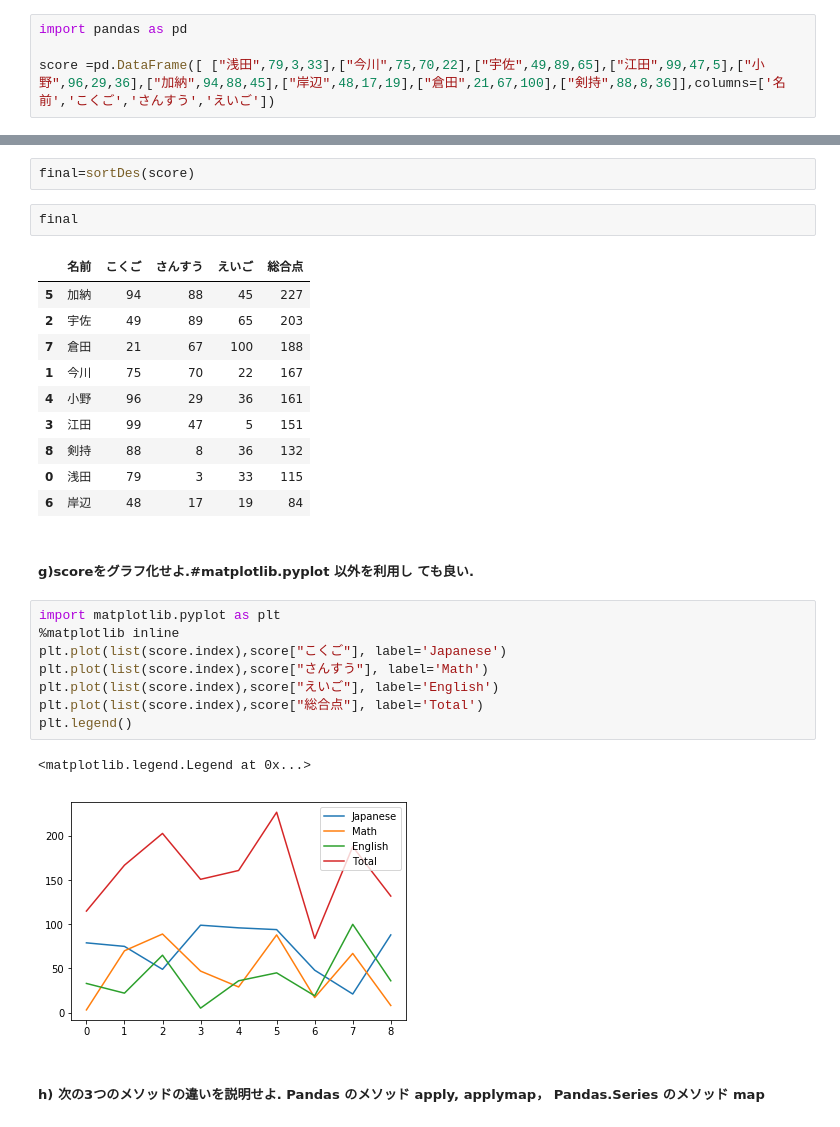
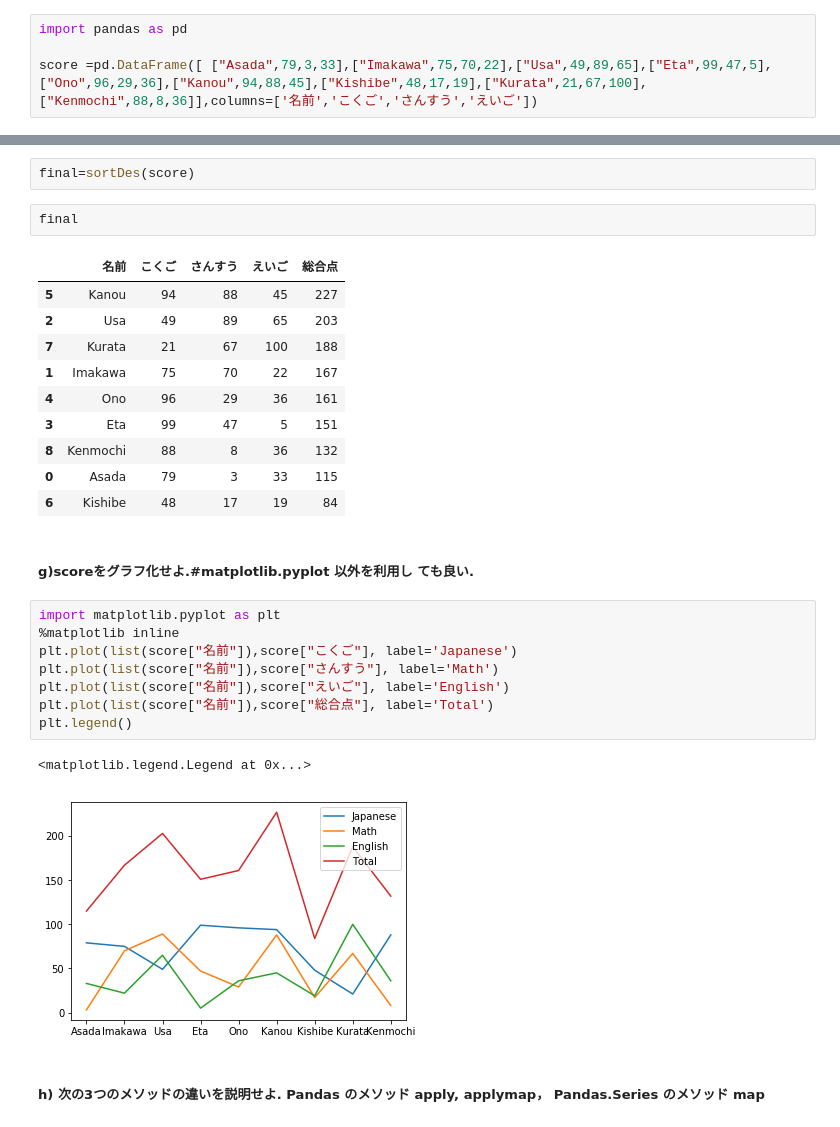
Before and after one commit to KiichiSugihara/MachineLearningTraining, a Jupyter notebook: kadai_01.ipynb, the cells around one changed output, grey strips where cells are left out. Drawn from its saved outputs; the diff is of its cells as text.

Commit message:
feat(2g): modify graph english

```diff
--- a/kadai_01.ipynb
+++ b/kadai_01.ipynb
@@ -44,7 +44,7 @@ fruitsA,fruitsE
 # %%
 import pandas as pd
 
-score =pd.DataFrame([ ["浅田",79,3,33],["今川",75,70,22],["宇佐",49,89,65],["江田",99,47,5],["小野",96,29,36],["加納",94,88,45],["岸辺",48,17,19],["倉田",21,67,100],["剣持",88,8,36]],columns=['名前','こくご','さんすう','えいご'])
+score =pd.DataFrame([ ["Asada",79,3,33],["Imakawa",75,70,22],["Usa",49,89,65],["Eta",99,47,5],["Ono",96,29,36],["Kanou",94,88,45],["Kishibe",48,17,19],["Kurata",21,67,100],["Kenmochi",88,8,36]],columns=['名前','こくご','さんすう','えいご'])
 # %%
 score
 # %% [output]
@@ -172,28 +172,28 @@ final=sortDes(score)
 final
 # %% [output]
 |  | 名前 | こくご | さんすう | えいご | 総合点 |
-| 5 | 加納 | 94 | 88 | 45 | 227 |
-| 2 | 宇佐 | 49 | 89 | 65 | 203 |
-| 7 | 倉田 | 21 | 67 | 100 | 188 |
-| 1 | 今川 | 75 | 70 | 22 | 167 |
-| 4 | 小野 | 96 | 29 | 36 | 161 |
-| 3 | 江田 | 99 | 47 | 5 | 151 |
-| 8 | 剣持 | 88 | 8 | 36 | 132 |
-| 0 | 浅田 | 79 | 3 | 33 | 115 |
-| 6 | 岸辺 | 48 | 17 | 19 | 84 |
+| 5 | Kanou | 94 | 88 | 45 | 227 |
+| 2 | Usa | 49 | 89 | 65 | 203 |
+| 7 | Kurata | 21 | 67 | 100 | 188 |
+| 1 | Imakawa | 75 | 70 | 22 | 167 |
+| 4 | Ono | 96 | 29 | 36 | 161 |
+| 3 | Eta | 99 | 47 | 5 | 151 |
+| 8 | Kenmochi | 88 | 8 | 36 | 132 |
+| 0 | Asada | 79 | 3 | 33 | 115 |
+| 6 | Kishibe | 48 | 17 | 19 | 84 |
 # %% [markdown]
 ##### g)scoreをグラフ化せよ.#matplotlib.pyplot 以外を利用し ても良い.
 # %%
 import matplotlib.pyplot as plt
 %matplotlib inline
-plt.plot(list(score.index),score["こくご"], label='Japanese')
-plt.plot(list(score.index),score["さんすう"], label='Math')
-plt.plot(list(score.index),score["えいご"], label='English')
-plt.plot(list(score.index),score["総合点"], label='Total')
+plt.plot(list(score["名前"]),score["こくご"], label='Japanese')
+plt.plot(list(score["名前"]),score["さんすう"], label='Math')
+plt.plot(list(score["名前"]),score["えいご"], label='English')
+plt.plot(list(score["名前"]),score["総合点"], label='Total')
 plt.legend()
 # %% [output]
 <matplotlib.legend.Legend at 0x...>
-[figure, old version]
+[figure, new version]
 # %% [markdown]
 ##### h) 次の3つのメソッドの違いを説明せよ. Pandas のメソッド apply, applymap， Pandas.Series のメソッド map
 # %%
```
Also changed, not shown: parts of 3 cells of this notebook.
